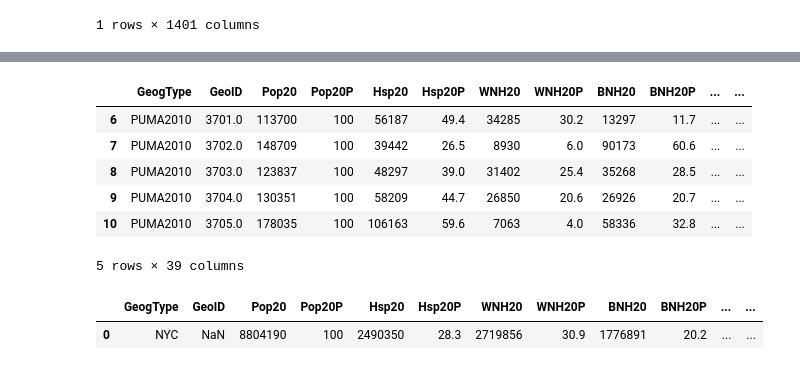
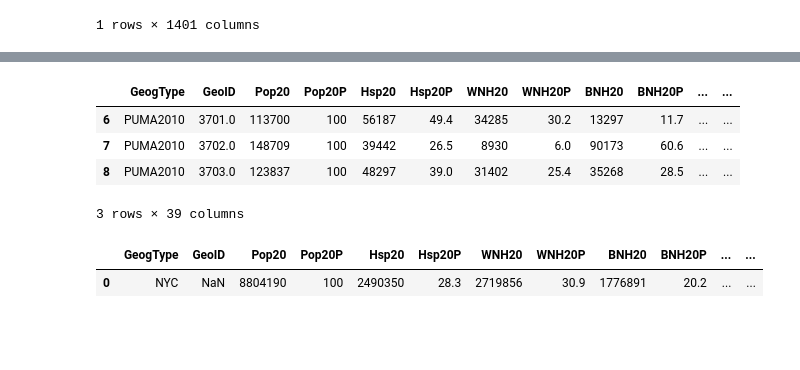
Before and after one commit to mike-carper/NYC-Neighborhood-Clustering, a Jupyter notebook: notebooks/NYC_Neighborhood_Clustering_8V.ipynb, the cells around one changed output, grey strips where cells are left out. Cells and saved outputs as stored; diff of their text form; code cells hidden in the pictures; blank space fills up the shorter version.

```diff
--- a/notebooks/NYC_Neighborhood_Clustering_8V.ipynb
+++ b/notebooks/NYC_Neighborhood_Clustering_8V.ipynb
@@ -144,16 +135,14 @@ units_aff.head()
 # %%
 race_dec = pd.read_excel(f'{path}{race_dec_path}')
 race_dec = race_dec.loc[~race_dec['GeogType'].isin(boro_names)]
 race_dec['PUMA'] = ('360'+race_dec['GeoID'].astype(int).astype(str))
-race_dec.head()
+race_dec.head(3)
 # %% [output]
 |  | GeogType | GeoID | Pop20 | Pop20P | Hsp20 | Hsp20P | WNH20 | WNH20P | BNH20 | BNH20P | ... | ... |
 | 6 | PUMA2010 | 3701.0 | 113700 | 100 | 56187 | 49.4 | 34285 | 30.2 | 13297 | 11.7 | ... | ... |
 | 7 | PUMA2010 | 3702.0 | 148709 | 100 | 39442 | 26.5 | 8930 | 6.0 | 90173 | 60.6 | ... | ... |
 | 8 | PUMA2010 | 3703.0 | 123837 | 100 | 48297 | 39.0 | 31402 | 25.4 | 35268 | 28.5 | ... | ... |
-| 9 | PUMA2010 | 3704.0 | 130351 | 100 | 58209 | 44.7 | 26850 | 20.6 | 26926 | 20.7 | ... | ... |
-| 10 | PUMA2010 | 3705.0 | 178035 | 100 | 106163 | 59.6 | 7063 | 4.0 | 58336 | 32.8 | ... | ... |
-5 rows × 39 columns
+3 rows × 39 columns
 # %%
 race_decNYC = pd.read_excel(f'{path}{race_dec_path}')
 race_decNYC = race_decNYC.loc[race_decNYC['GeogType']=='NYC']
```
Also changed, not shown: parts of 10 cells of this notebook, 1 other file.
